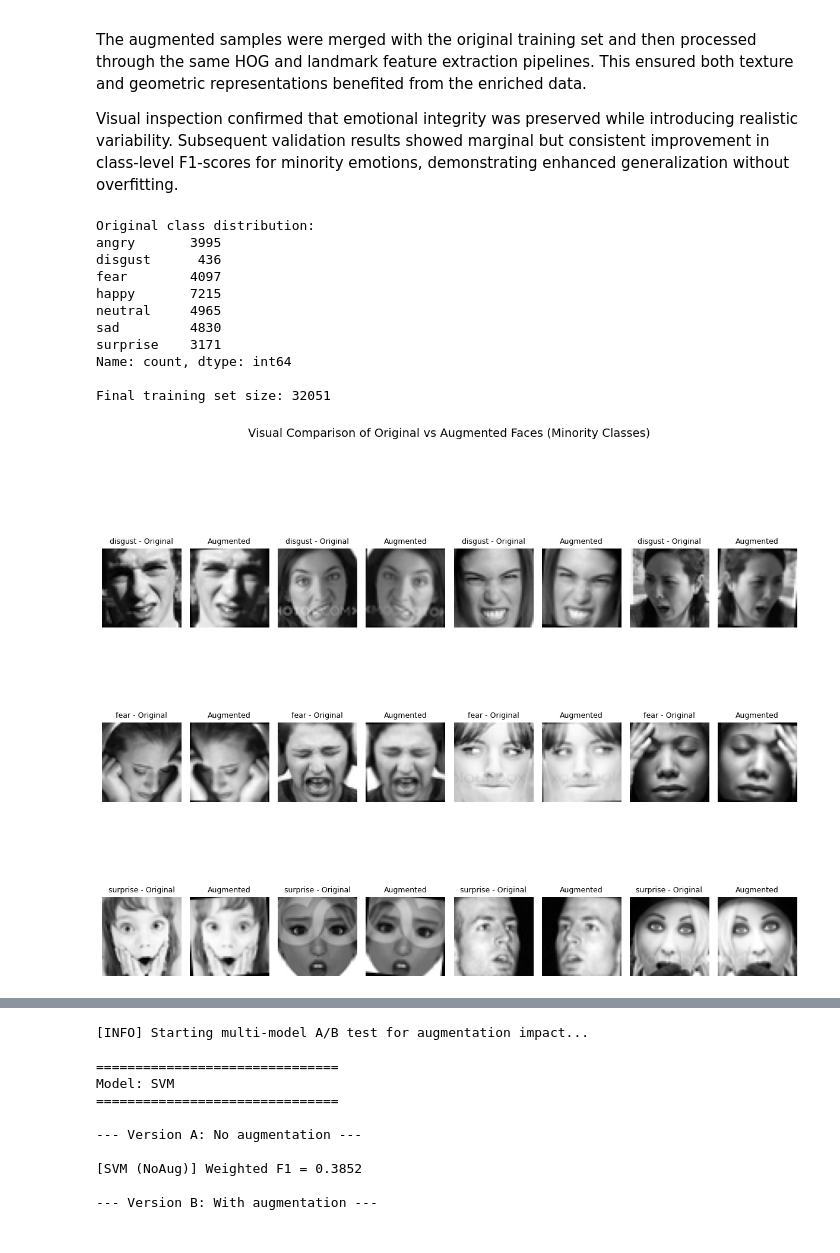
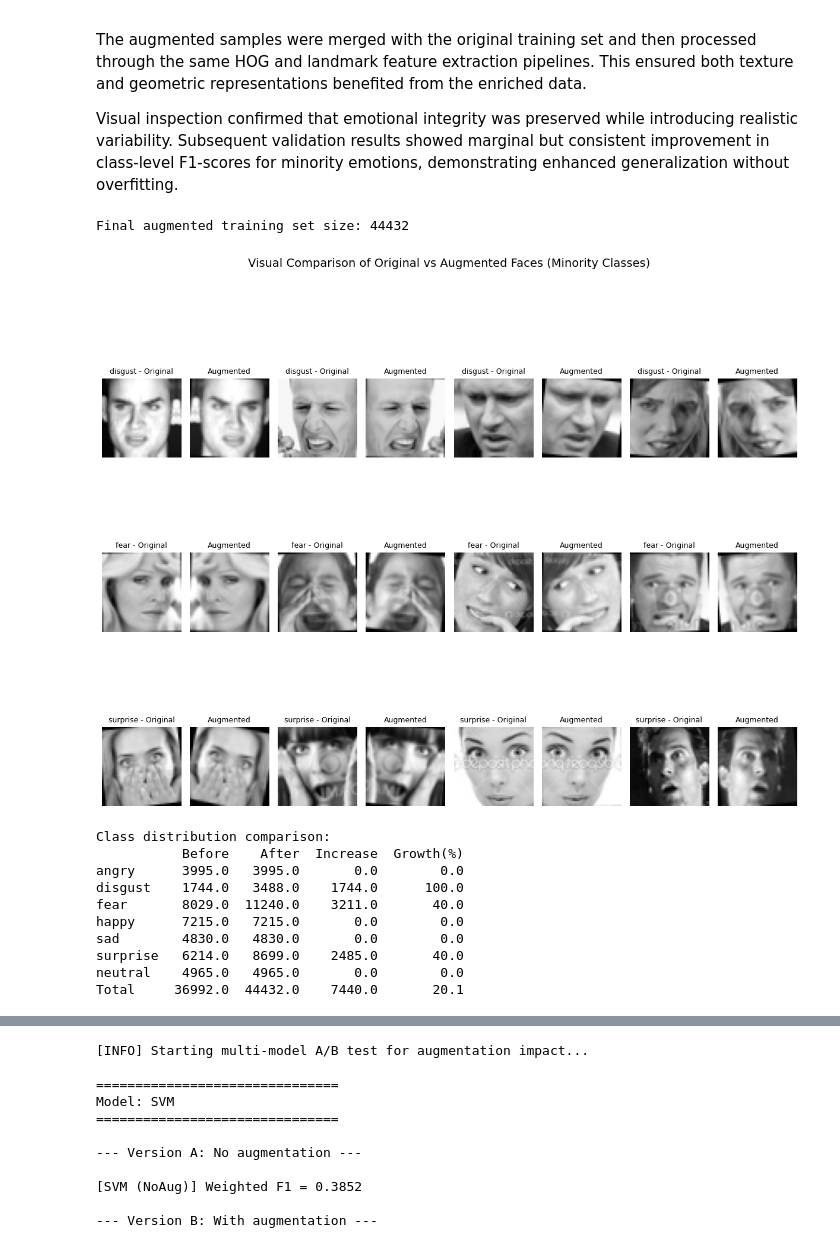
Before and after one commit to shivunchinniah/ml_emotion_recognition, a Jupyter notebook: New_emotion_reg.ipynb, the cells around one changed output, grey strips where cells are left out. Drawn from its saved outputs; the diff is of its cells as text; code cells hidden in the pictures.

```diff
--- a/New_emotion_reg.ipynb
+++ b/New_emotion_reg.ipynb
@@ -353,9 +193,13 @@ Subsequent validation results showed marginal but consistent improvement in clas
 # Data Augmentation (Training Set Only)
 # ================================================================
 
-counts = pd.Series(y_train).map(emotion_labels).value_counts().sort_index()
-print("Original class distribution:")
-print(counts)
+# --- Keep original untouched ---
+X_train_orig = X_train.copy()
+y_train_orig = y_train.copy()
+
+# --- Apply augmentation only to a copy (for RF or imbalance experiments) ---
+X_train_aug = X_train_orig.copy()
+y_train_aug = y_train_orig.copy()
 
 # --- Define augmentation strength per class ---
 augment_policy = {
@@ -375,12 +219,6 @@ seq = iaa.Sequential([
     iaa.Multiply((0.9, 1.1))            # brightness ±10%
 ])
 
-# --- Backup original data ---
-X_train_orig = X_train.copy()
-y_train_orig = y_train.copy()
-
-X_new, y_new = [], []
-
 # --- Class-wise augmentation ---
 for cls_id, cls_name in emotion_labels.items():
     idx = np.where(y_train_orig == cls_id)[0]
@@ -389,22 +227,18 @@ for cls_id, cls_name in emotion_labels.items():
 
     if ratio > 0:
         n_aug = int(len(idx) * ratio)
-        # Randomly sample with replacement to avoid underflow
         sel = np.random.choice(len(X_subset), n_aug, replace=True)
 
         # Apply augmentation to selected samples
         X_aug = seq(images=(X_subset[sel] * 255).astype(np.uint8))
         X_aug = np.array(X_aug, dtype=np.float32) / 255.0
+        y_aug = np.full(len(X_aug), cls_id)
 
-        X_new.append(X_aug)
-        y_new.append(np.full(len(X_aug), cls_id))
+        # Merge directly into augmented training data
+        X_train_aug = np.concatenate([X_train_aug, X_aug], axis=0)
+        y_train_aug = np.concatenate([y_train_aug, y_aug], axis=0)
 
-# --- Merge augmented data ---
-X_train_full = np.concatenate([X_train_orig] + X_new, axis=0)
-y_train_full = np.concatenate([y_train_orig] + y_new, axis=0)
-X_train = X_train_full
-y_train = y_train_full
-print(f"\nFinal training set size: {len(X_train)}")
+print(f"\nFinal augmented training set size: {len(X_train_aug)}")
 # ================================================================
 # Visual Comparison (Original vs Augmented)
 # ================================================================
@@ -427,43 +261,67 @@ for r, cls_name in enumerate(target_classes):
         axes[r, 2*c].axis("off")
 
         axes[r, 2*c+1].imshow(aug_img, cmap="gray")
         axes[r, 2*c+1].set_title("Augmented", fontsize=9)
         axes[r, 2*c+1].axis("off")
 
 plt.suptitle("Visual Comparison of Original vs Augmented Faces (Minority Classes)", fontsize=14, y=1.02)
 plt.tight_layout()
 plt.show()
 
 # ================================================================
 # Class Distribution Visualization
+# --- Count per class ---
+counts_before = pd.Series(y_train_orig).map(emotion_labels).value_counts().sort_index()
+counts_after  = pd.Series(y_train_aug).map(emotion_labels).value_counts().sort_index()
+
+# --- Combine into one table ---
+comparison = pd.DataFrame({
+    "Before": counts_before,
+    "After":  counts_after
+}).reindex(emotion_labels.values()).fillna(0).astype(int)
+
+# --- Display counts and growth ratio ---
+comparison["Increase"] = comparison["After"] - comparison["Before"]
+comparison["Growth(%)"] = (comparison["After"] / comparison["Before"] * 100 - 100).round(1).fillna(0)
+
+# --- Add total row ---
+total_before = comparison["Before"].sum()
+total_after  = comparison["After"].sum()
+total_increase = total_after - total_before
+total_growth = (total_after / total_before * 100 - 100).round(1)
+
+comparison.loc["Total"] = [total_before, total_after, total_increase, total_growth]
+
+print("\nClass distribution comparison:")
+print(comparison)
 # ================================================================
 # --- Class distribution visualization ---
 plt.figure(figsize=(8,4))
 
 before = pd.Series(y_train_orig).map(emotion_labels).value_counts().reindex(emotion_labels.values(), fill_value=0)
-after  = pd.Series(y_train_full).map(emotion_labels).value_counts().reindex(emotion_labels.values(), fill_value=0)
+after  = pd.Series(y_train_aug).map(emotion_labels).value_counts().reindex(emotion_labels.values(), fill_value=0)
 
 labels = list(emotion_labels.values())
 x = np.arange(len(labels))
 
 plt.bar(x, before.values, width=0.6, color="steelblue", alpha=0.6, label="Before")
 plt.bar(x, after.values,  width=0.6, color="orange", alpha=0.4, label="After")
 plt.xticks(x, labels, rotation=30)
 plt.title("Class Distribution Before vs After Augmentation")
 plt.ylabel("Samples")
 plt.legend()
 plt.tight_layout()
 plt.show()
 # %% [output]
-Original class distribution:
-angry       3995
-disgust      436
-fear        4097
-happy       7215
-neutral     4965
-sad         4830
-surprise    3171
-Name: count, dtype: int64
-
-Final training set size: 32051
+Final augmented training set size: 44432
-[figure, old version]
+[figure, new version]
+Class distribution comparison:
+           Before    After  Increase  Growth(%)
+angry      3995.0   3995.0       0.0        0.0
+disgust    1744.0   3488.0    1744.0      100.0
+fear       8029.0  11240.0    3211.0       40.0
+happy      7215.0   7215.0       0.0        0.0
+sad        4830.0   4830.0       0.0        0.0
+surprise   6214.0   8699.0    2485.0       40.0
+neutral    4965.0   4965.0       0.0        0.0
+Total     36992.0  44432.0    7440.0       20.1
```
Also changed, not shown: parts of 13 cells of this notebook, 9 other files.
